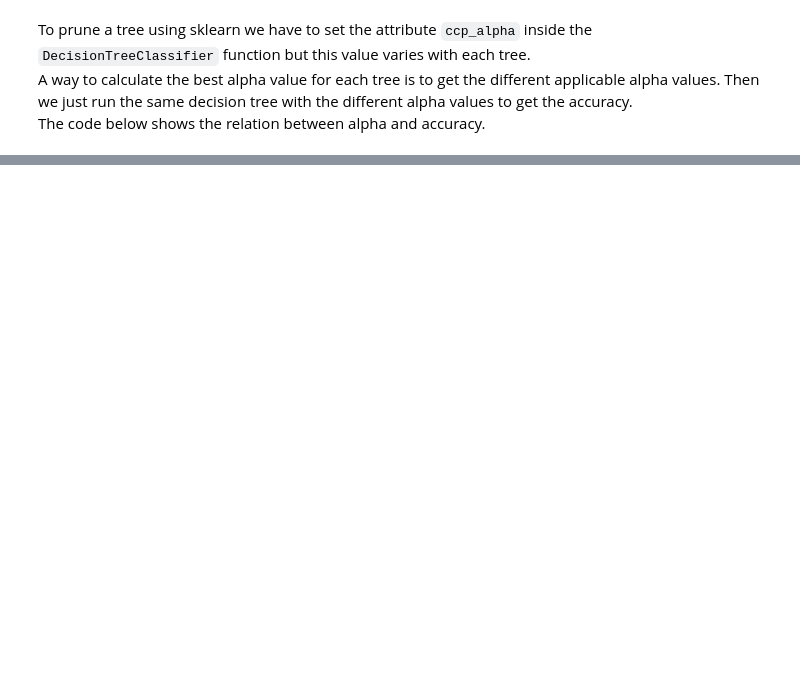
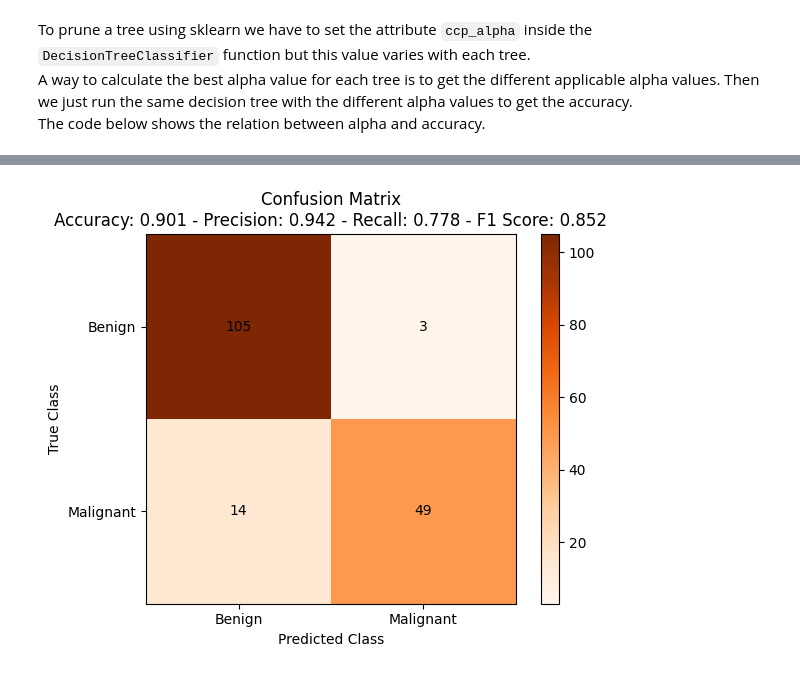
Before and after one commit to yoxerao/IA-proj2-FEUP, a Jupyter notebook: src/IART_proj2.ipynb, the cells around one changed output, grey strips where cells are left out. Drawn from its saved outputs; the diff is of its cells as text; code cells hidden in the pictures; blank space fills up the shorter version.

```diff
--- a/src/IART_proj2.ipynb
+++ b/src/IART_proj2.ipynb
@@ -340,0 +373,9 @@ mean(accuracy_values)
+# %%
+from sklearn.svm import SVC
+from sklearn.metrics import classification_report, confusion_matrix
+from sklearn.metrics import precision_score, accuracy_score
+
+svm = SVC()
+svm.fit(x_train, y_train)
+
+svm.get_params()
@@ -340,0 +398,29 @@ mean(accuracy_values)
+# %%
+y_pred = svm.predict(x_test)
+
+
+svm_accuracy = accuracy_score(y_test, y_pred)
+svm_precision = precision_score(y_test, y_pred)
+svm_recall = recall_score(y_test, y_pred)
+svm_f1 = f1_score(y_test, y_pred)
+# %%
+def show_plot(y_pred, accuracy, precision, recall, f1_score):
+
+    cm = confusion_matrix(y_test, y_pred)
+    plt.imshow(cm, cmap=plt.cm.Oranges)
+    plt.title("Confusion Matrix\nAccuracy: {:.3f} - Precision: {:.3f} - Recall: {:.3f} - F1 Score: {:.3f}".format(accuracy, precision, recall, f1_score))
+    plt.colorbar()
+    plt.xlabel("Predicted Class")
+    plt.ylabel("True Class")
+    plt.xticks([0, 1], ["Benign", "Malignant"])
+    plt.yticks([0, 1], ["Benign", "Malignant"])
+
+    for i in range(2):
+        for j in range(2):
+            plt.text(j, i, str(cm[i, j]), ha='center', va='center', color='black')
+
+    plt.show()
+# %%
+show_plot(y_pred, svm_accuracy, svm_precision, svm_recall, svm_f1)
+# %% [output]
+[figure, added]
```
Also changed, not shown: parts of 33 cells of this notebook.
